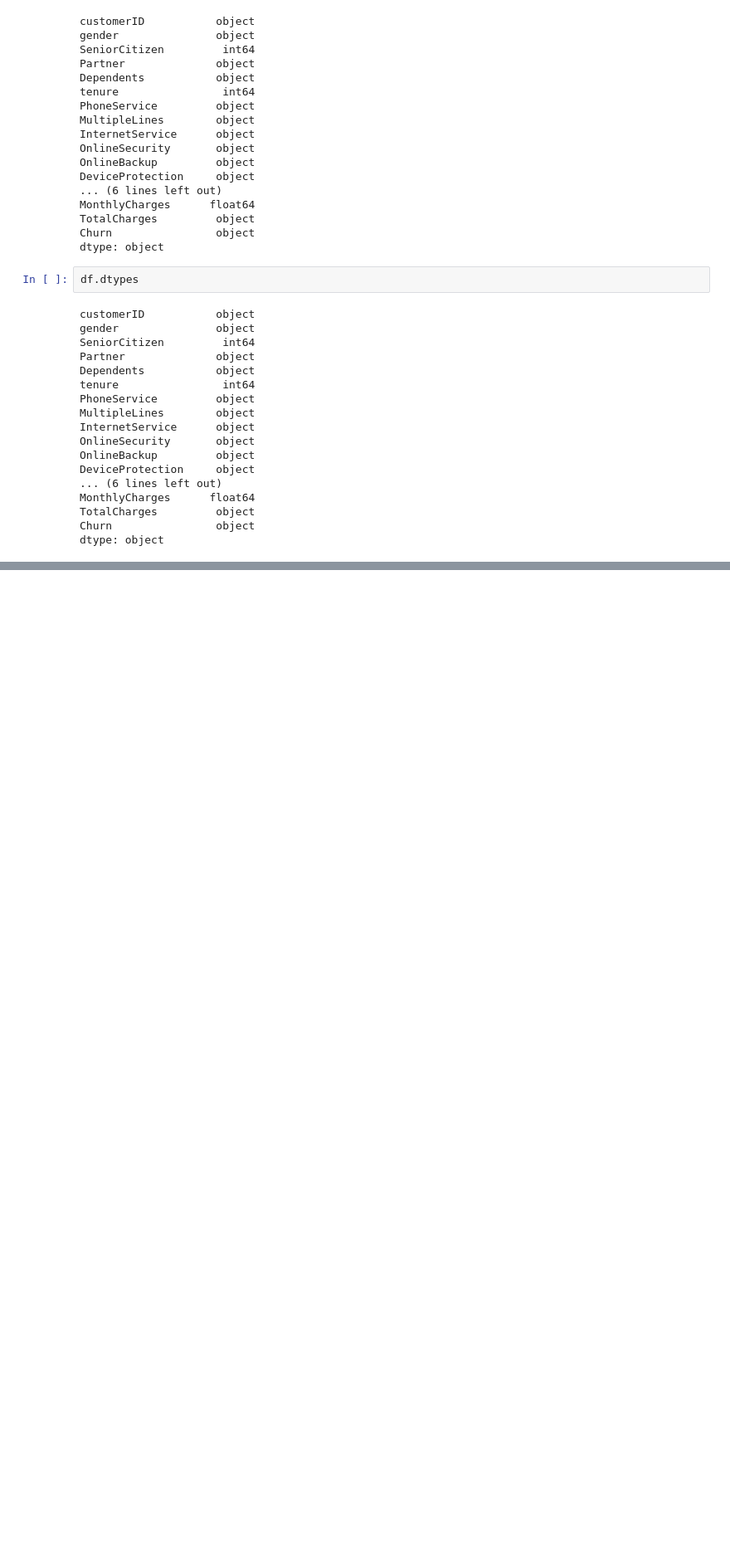
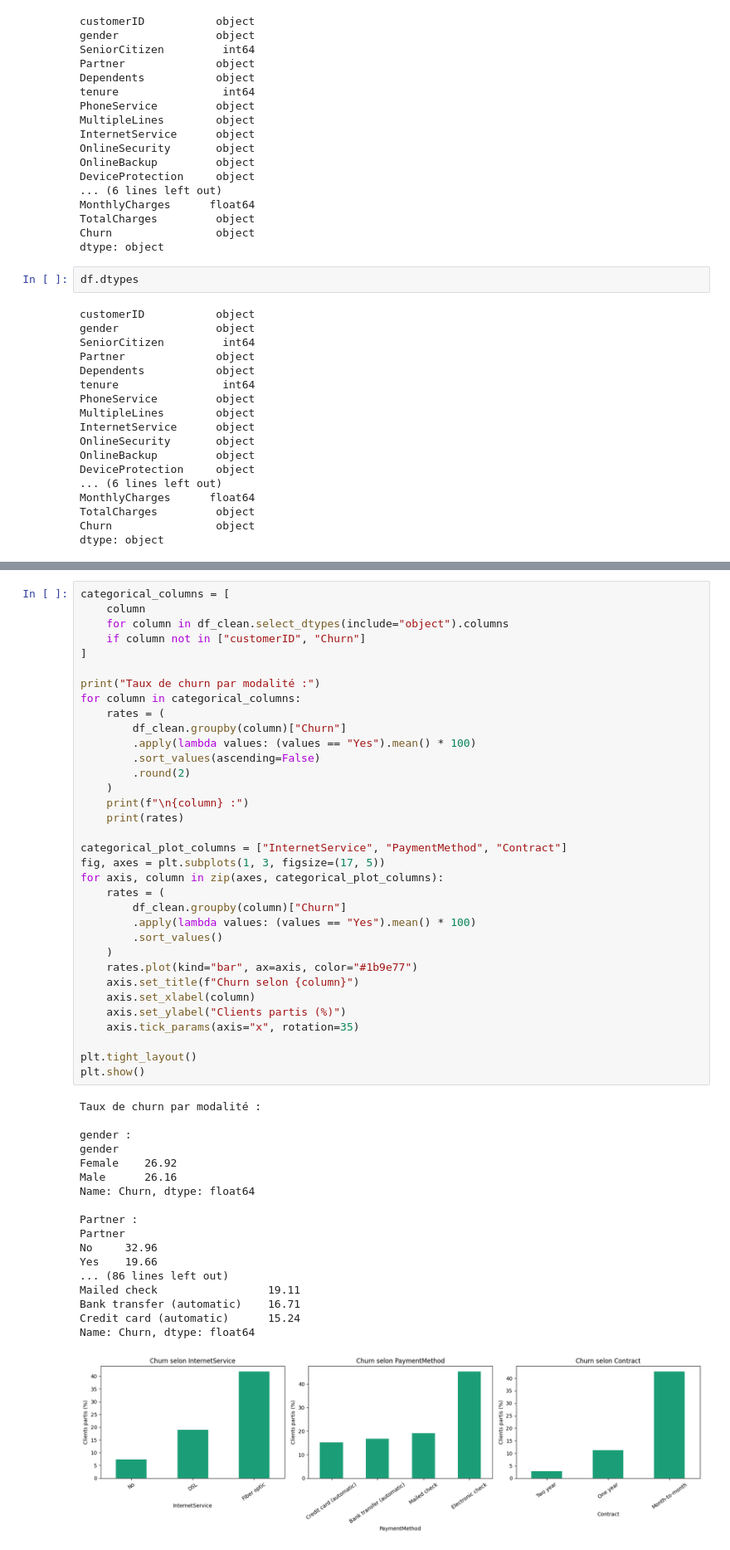
Before and after one commit to jouvence13/ChurnScope, a Jupyter notebook: notebooks/01_exploration.ipynb, the cells around one changed output, grey strips where cells are left out. Shown at 83% size. Cells and saved outputs as stored; diff of their text form; blank space fills up the shorter version.

```diff
--- a/notebooks/01_exploration.ipynb
+++ b/notebooks/01_exploration.ipynb
@@ -50,0 +191,53 @@ dtype: object
+# %%
+categorical_columns = [
+    column
+    for column in df_clean.select_dtypes(include="object").columns
+    if column not in ["customerID", "Churn"]
+]
+
+print("Taux de churn par modalité :")
+for column in categorical_columns:
+    rates = (
+        df_clean.groupby(column)["Churn"]
+        .apply(lambda values: (values == "Yes").mean() * 100)
+        .sort_values(ascending=False)
+        .round(2)
+    )
+    print(f"\n{column} :")
+    print(rates)
+
+categorical_plot_columns = ["InternetService", "PaymentMethod", "Contract"]
+fig, axes = plt.subplots(1, 3, figsize=(17, 5))
+for axis, column in zip(axes, categorical_plot_columns):
+    rates = (
+        df_clean.groupby(column)["Churn"]
+        .apply(lambda values: (values == "Yes").mean() * 100)
+        .sort_values()
+    )
+    rates.plot(kind="bar", ax=axis, color="#1b9e77")
+    axis.set_title(f"Churn selon {column}")
+    axis.set_xlabel(column)
+    axis.set_ylabel("Clients partis (%)")
+    axis.tick_params(axis="x", rotation=35)
+
+plt.tight_layout()
+plt.show()
+# %% [output]
+Taux de churn par modalité :
+
+gender :
+gender
+Female    26.92
+Male      26.16
+Name: Churn, dtype: float64
+
+Partner :
+Partner
+No     32.96
+Yes    19.66
+... (86 lines left out)
+Mailed check                 19.11
+Bank transfer (automatic)    16.71
+Credit card (automatic)      15.24
+Name: Churn, dtype: float64
+[figure, added]
```
Also changed, not shown: parts of 5 cells of this notebook, 2 other files.
